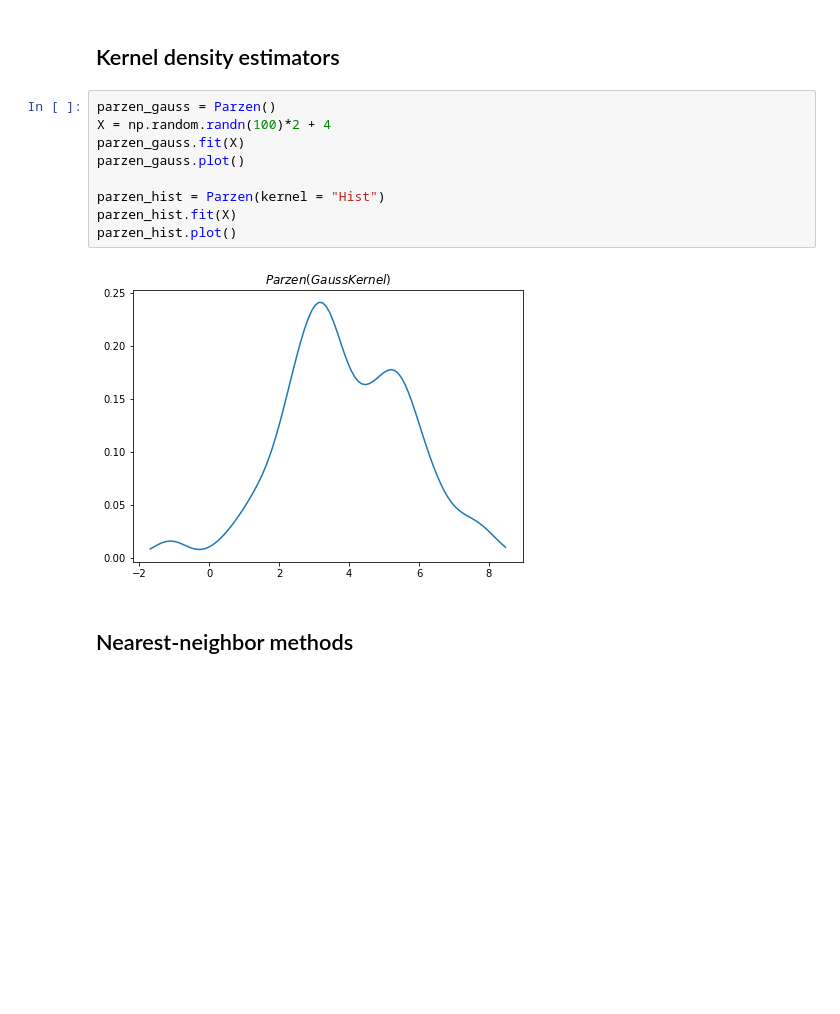
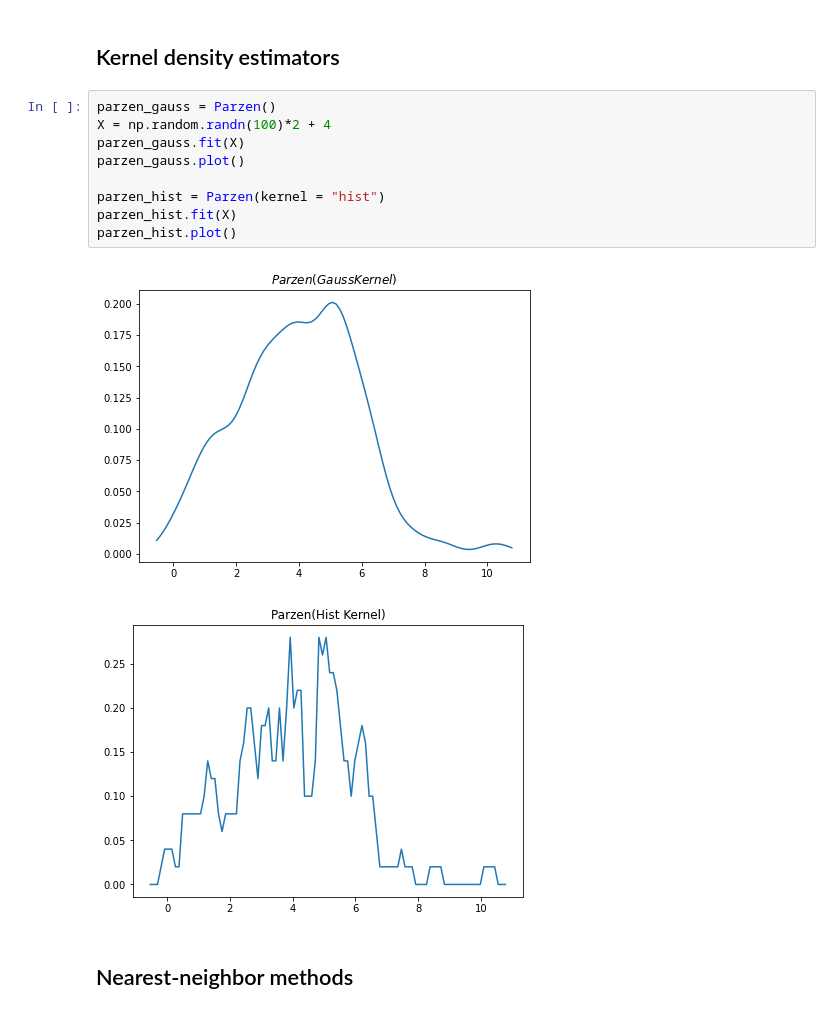
Before and after one commit to negRhlk/PRML, a Jupyter notebook: chapter2_short_ver.ipynb, the cells around one changed output. Cells and saved outputs as stored; diff of their text form; blank space fills up the shorter version.

```diff
--- a/chapter2_short_ver.ipynb
+++ b/chapter2_short_ver.ipynb
@@ -72,14 +72,15 @@ hist.plot()
 # %%
 parzen_gauss = Parzen()
 X = np.random.randn(100)*2 + 4
 parzen_gauss.fit(X)
 parzen_gauss.plot()
 
-parzen_hist = Parzen(kernel = "Hist")
+parzen_hist = Parzen(kernel = "hist")
 parzen_hist.fit(X)
 parzen_hist.plot()
 # %% [output]
-[figure, old version]
+[figure, new version]
+[figure, added]
 # %% [markdown]
 ## Nearest-neighbor methods
 # %%
```
Also changed, not shown: parts of 3 cells of this notebook, 1 other file.
